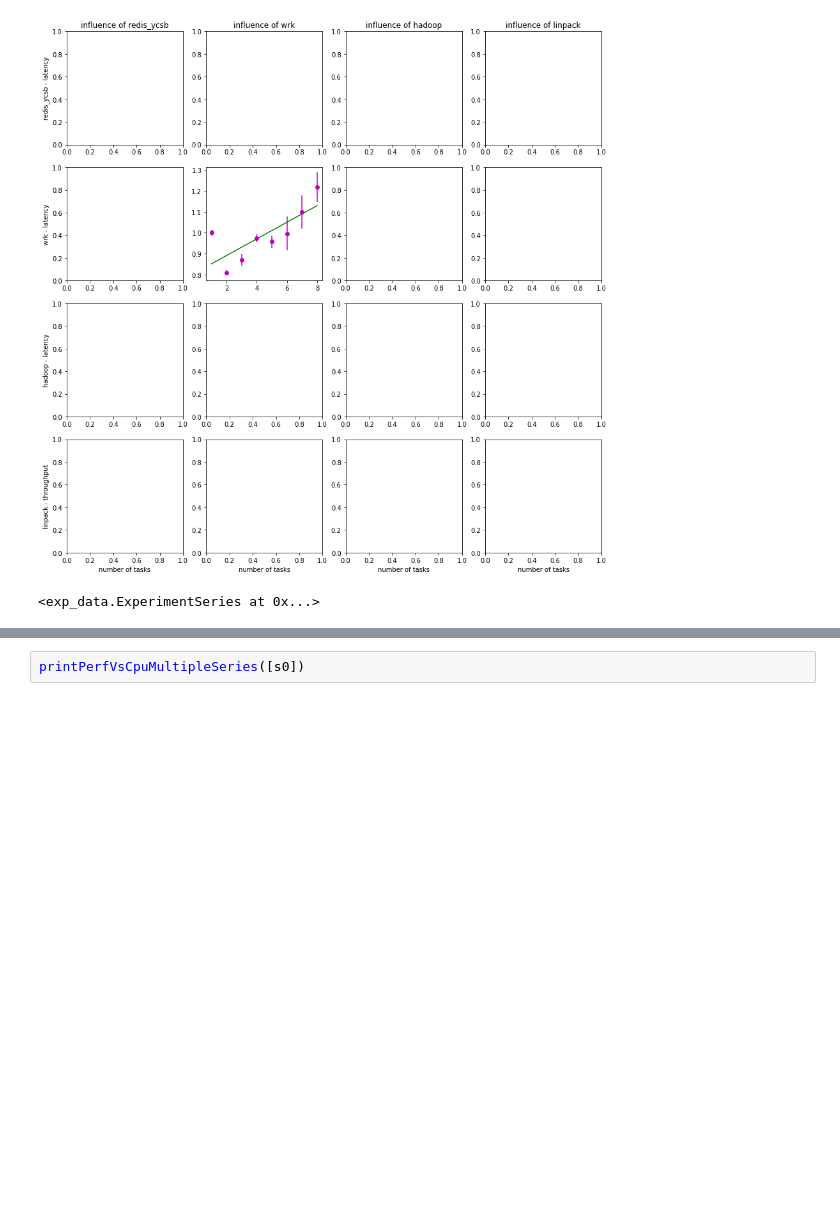
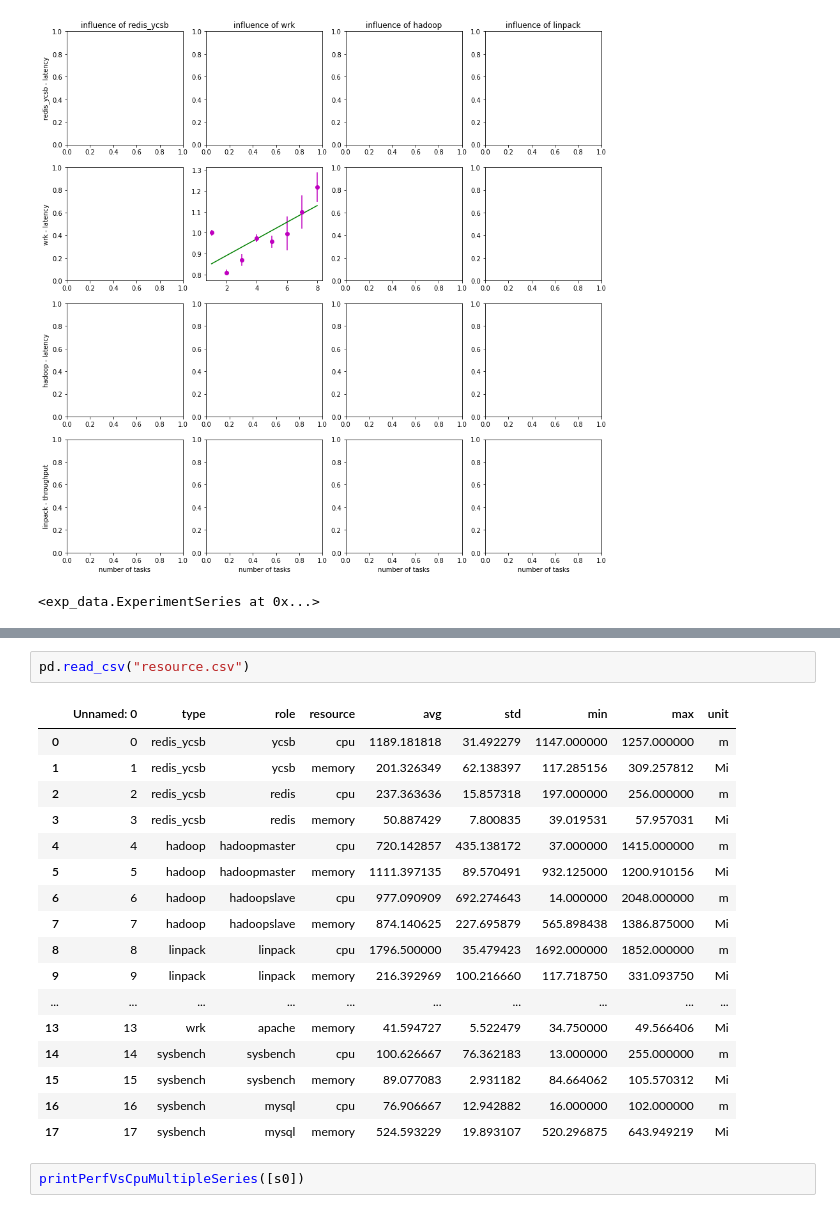
Before and after one commit to pawelzell/cbtool, a Jupyter notebook: myscripts/Interference observation.ipynb, the cells around one changed output, grey strips where cells are left out. Drawn from its saved outputs; the diff is of its cells as text; blank space fills up the shorter version.

Commit message:
Extract resource limits for sysbench

```diff
--- a/myscripts/Interference observation.ipynb
+++ b/myscripts/Interference observation.ipynb
@@ -88,3 +96,23 @@ Aggregating perf data
+# %%
+pd.read_csv("resource.csv")
+# %% [output]
+|  | Unnamed: 0 | type | role | resource | avg | std | min | max | unit |
+| 0 | 0 | redis_ycsb | ycsb | cpu | 1189.181818 | 31.492279 | 1147.000000 | 1257.000000 | m |
+| 1 | 1 | redis_ycsb | ycsb | memory | 201.326349 | 62.138397 | 117.285156 | 309.257812 | Mi |
+| 2 | 2 | redis_ycsb | redis | cpu | 237.363636 | 15.857318 | 197.000000 | 256.000000 | m |
+| 3 | 3 | redis_ycsb | redis | memory | 50.887429 | 7.800835 | 39.019531 | 57.957031 | Mi |
+| 4 | 4 | hadoop | hadoopmaster | cpu | 720.142857 | 435.138172 | 37.000000 | 1415.000000 | m |
+| 5 | 5 | hadoop | hadoopmaster | memory | 1111.397135 | 89.570491 | 932.125000 | 1200.910156 | Mi |
+| 6 | 6 | hadoop | hadoopslave | cpu | 977.090909 | 692.274643 | 14.000000 | 2048.000000 | m |
+| 7 | 7 | hadoop | hadoopslave | memory | 874.140625 | 227.695879 | 565.898438 | 1386.875000 | Mi |
+| 8 | 8 | linpack | linpack | cpu | 1796.500000 | 35.479423 | 1692.000000 | 1852.000000 | m |
+| 9 | 9 | linpack | linpack | memory | 216.392969 | 100.216660 | 117.718750 | 331.093750 | Mi |
+| ... | ... | ... | ... | ... | ... | ... | ... | ... | ... |
+| 13 | 13 | wrk | apache | memory | 41.594727 | 5.522479 | 34.750000 | 49.566406 | Mi |
+| 14 | 14 | sysbench | sysbench | cpu | 100.626667 | 76.362183 | 13.000000 | 255.000000 | m |
+| 15 | 15 | sysbench | sysbench | memory | 89.077083 | 2.931182 | 84.664062 | 105.570312 | Mi |
+| 16 | 16 | sysbench | mysql | cpu | 76.906667 | 12.942882 | 16.000000 | 102.000000 | m |
+| 17 | 17 | sysbench | mysql | memory | 524.593229 | 19.893107 | 520.296875 | 643.949219 | Mi |
 # %%
 printPerfVsCpuMultipleSeries([s0])
 # %% [output]
```
Also changed, not shown: parts of 1 cell of this notebook, 2 other files.
